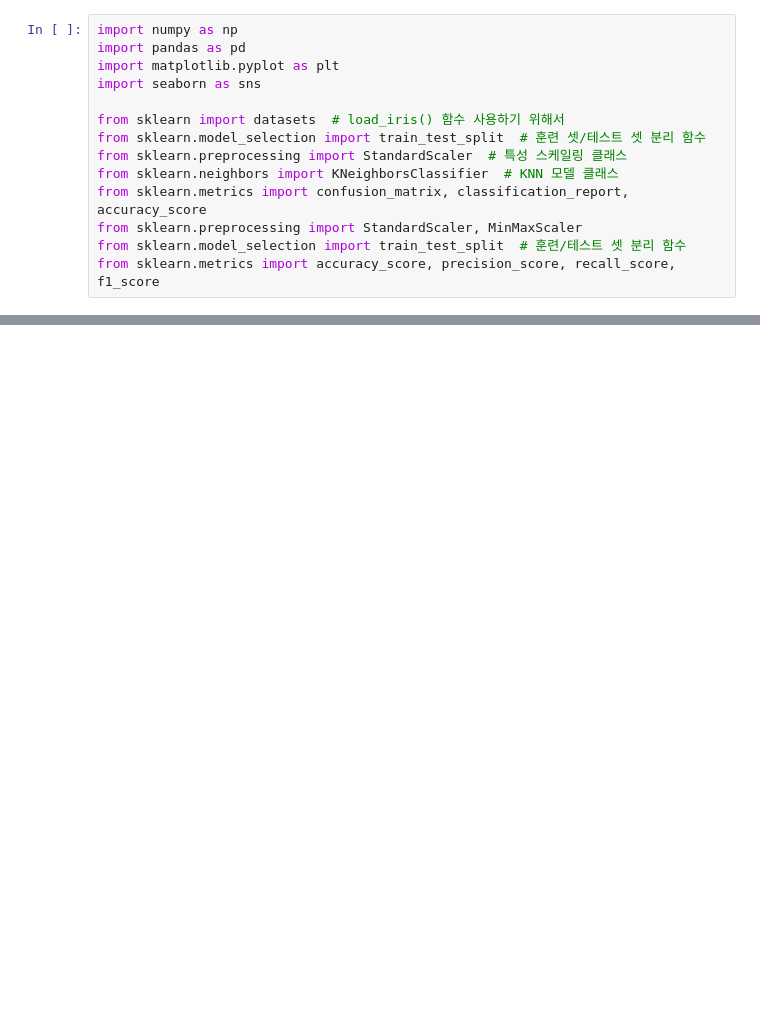
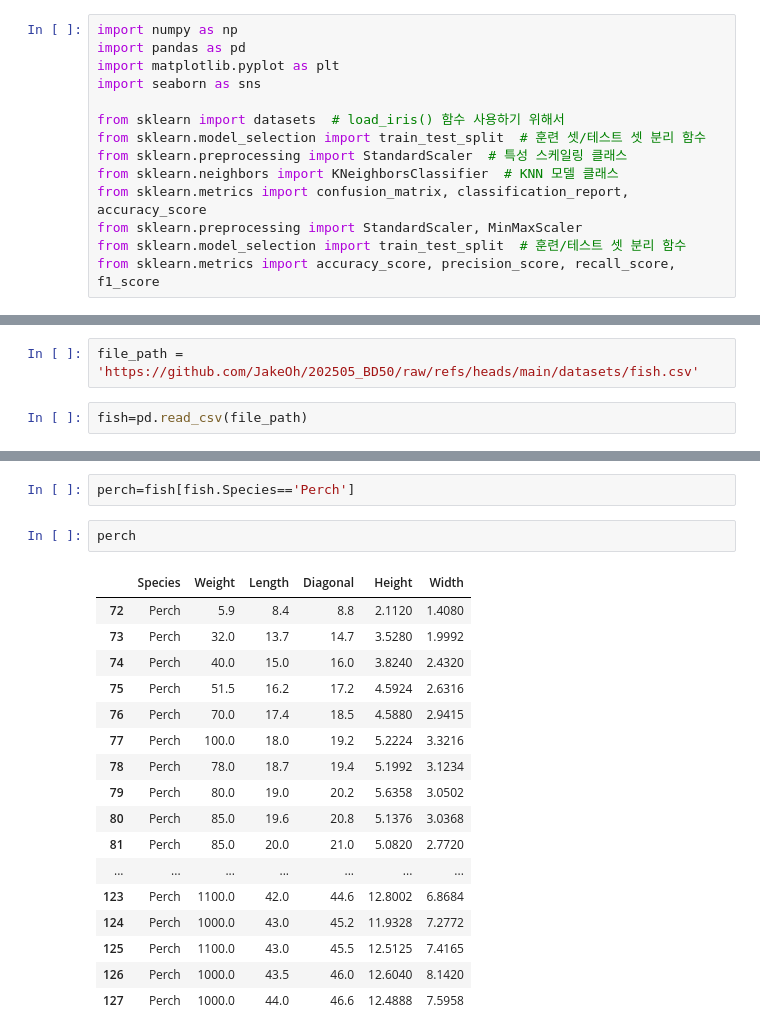
Before and after one commit to eogks1235-byte/202511_BD53_-, a Jupyter notebook: etc/Untitled0.ipynb, the cells around one changed output, grey strips where cells are left out. Cells and saved outputs as stored; diff of their text form; blank space fills up the shorter version.

```diff
--- a/etc/Untitled0.ipynb
+++ b/etc/Untitled0.ipynb
@@ -628,0 +21,4 @@ plt.show()
+# %%
+file_path = 'https://github.com/JakeOh/202505_BD50/raw/refs/heads/main/datasets/fish.csv'
+# %%
+fish=pd.read_csv(file_path)
@@ -628,0 +34,22 @@ plt.show()
+# %%
+perch=fish[fish.Species=='Perch']
+# %%
+perch
+# %% [output]
+|  | Species | Weight | Length | Diagonal | Height | Width |
+| 72 | Perch | 5.9 | 8.4 | 8.8 | 2.1120 | 1.4080 |
+| 73 | Perch | 32.0 | 13.7 | 14.7 | 3.5280 | 1.9992 |
+| 74 | Perch | 40.0 | 15.0 | 16.0 | 3.8240 | 2.4320 |
+| 75 | Perch | 51.5 | 16.2 | 17.2 | 4.5924 | 2.6316 |
+| 76 | Perch | 70.0 | 17.4 | 18.5 | 4.5880 | 2.9415 |
+| 77 | Perch | 100.0 | 18.0 | 19.2 | 5.2224 | 3.3216 |
+| 78 | Perch | 78.0 | 18.7 | 19.4 | 5.1992 | 3.1234 |
+| 79 | Perch | 80.0 | 19.0 | 20.2 | 5.6358 | 3.0502 |
+| 80 | Perch | 85.0 | 19.6 | 20.8 | 5.1376 | 3.0368 |
+| 81 | Perch | 85.0 | 20.0 | 21.0 | 5.0820 | 2.7720 |
+| ... | ... | ... | ... | ... | ... | ... |
+| 123 | Perch | 1100.0 | 42.0 | 44.6 | 12.8002 | 6.8684 |
+| 124 | Perch | 1000.0 | 43.0 | 45.2 | 11.9328 | 7.2772 |
+| 125 | Perch | 1100.0 | 43.0 | 45.5 | 12.5125 | 7.4165 |
+| 126 | Perch | 1000.0 | 43.5 | 46.0 | 12.6040 | 8.1420 |
+| 127 | Perch | 1000.0 | 44.0 | 46.6 | 12.4888 | 7.5958 |
```
Also changed, not shown: parts of 86 cells of this notebook.
